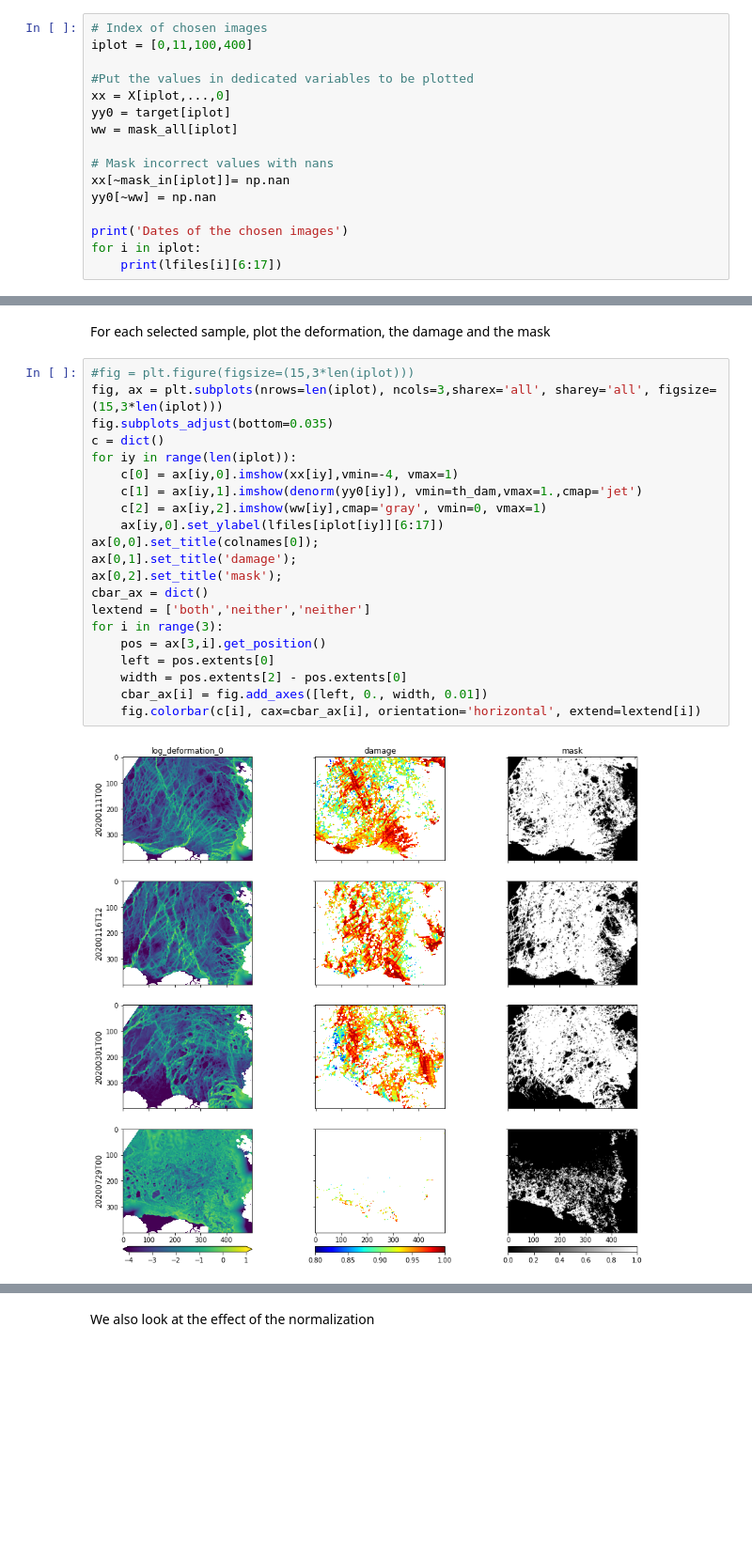
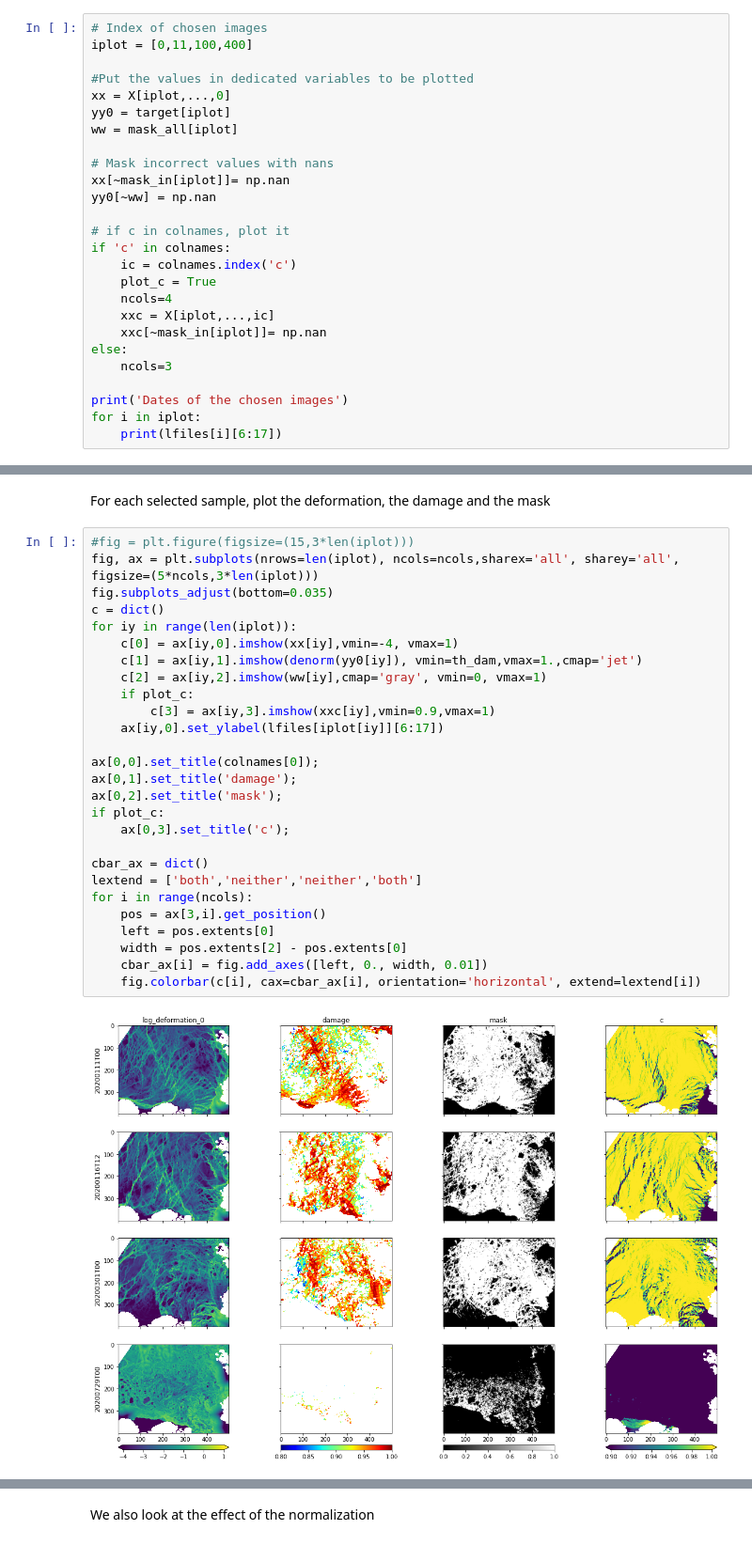
Before and after one commit to nansencenter/SID-NN, a Jupyter notebook: read-data.ipynb, the cells around one changed output, grey strips where cells are left out. Shown at 94% size. Cells and saved outputs as stored; diff of their text form; blank space fills up the shorter version.

```diff
--- a/read-data.ipynb
+++ b/read-data.ipynb
@@ -271,6 +271,16 @@ ww = mask_all[iplot]
 xx[~mask_in[iplot]]= np.nan
 yy0[~ww] = np.nan
 
+# if c in colnames, plot it
+if 'c' in colnames:
+    ic = colnames.index('c')
+    plot_c = True
+    ncols=4
+    xxc = X[iplot,...,ic]
+    xxc[~mask_in[iplot]]= np.nan
+else:
+    ncols=3
+
 print('Dates of the chosen images')
 for i in iplot:
     print(lfiles[i][6:17])
@@ -284,27 +294,33 @@ Dates of the chosen images
 For each selected sample, plot the deformation, the damage and the mask
 # %%
 #fig = plt.figure(figsize=(15,3*len(iplot)))
-fig, ax = plt.subplots(nrows=len(iplot), ncols=3,sharex='all', sharey='all', figsize=(15,3*len(iplot)))
+fig, ax = plt.subplots(nrows=len(iplot), ncols=ncols,sharex='all', sharey='all', figsize=(5*ncols,3*len(iplot)))
 fig.subplots_adjust(bottom=0.035)
 c = dict()
 for iy in range(len(iplot)):
     c[0] = ax[iy,0].imshow(xx[iy],vmin=-4, vmax=1)
     c[1] = ax[iy,1].imshow(denorm(yy0[iy]), vmin=th_dam,vmax=1.,cmap='jet')
     c[2] = ax[iy,2].imshow(ww[iy],cmap='gray', vmin=0, vmax=1)
+    if plot_c:
+        c[3] = ax[iy,3].imshow(xxc[iy],vmin=0.9,vmax=1)
     ax[iy,0].set_ylabel(lfiles[iplot[iy]][6:17])
+
 ax[0,0].set_title(colnames[0]);
 ax[0,1].set_title('damage');
 ax[0,2].set_title('mask');
+if plot_c:
+    ax[0,3].set_title('c');
+
 cbar_ax = dict()
-lextend = ['both','neither','neither']
-for i in range(3):
+lextend = ['both','neither','neither','both']
+for i in range(ncols):
     pos = ax[3,i].get_position()
     left = pos.extents[0]
     width = pos.extents[2] - pos.extents[0]
     cbar_ax[i] = fig.add_axes([left, 0., width, 0.01])
     fig.colorbar(c[i], cax=cbar_ax[i], orientation='horizontal', extend=lextend[i])
 # %% [output]
-[figure, old version]
+[figure, new version]
 # %%
 bins = 100
 
```
Also changed, not shown: parts of 2 cells of this notebook, 2 other files.
